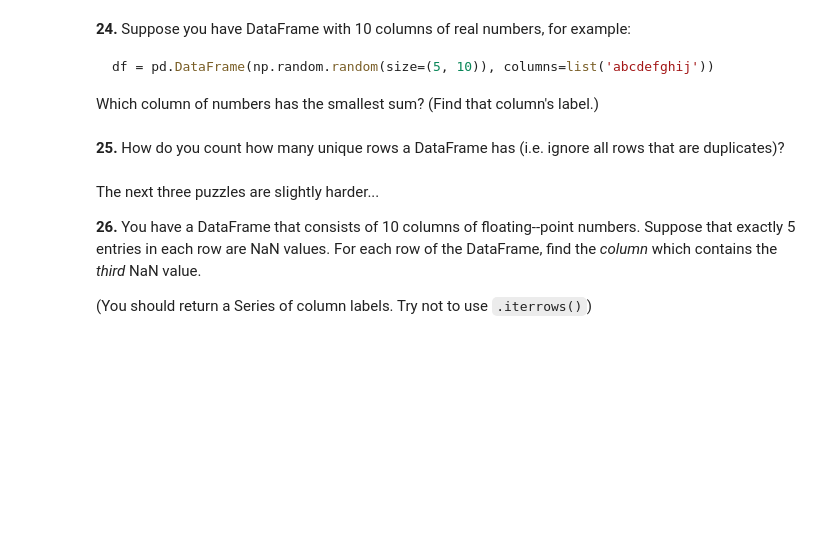
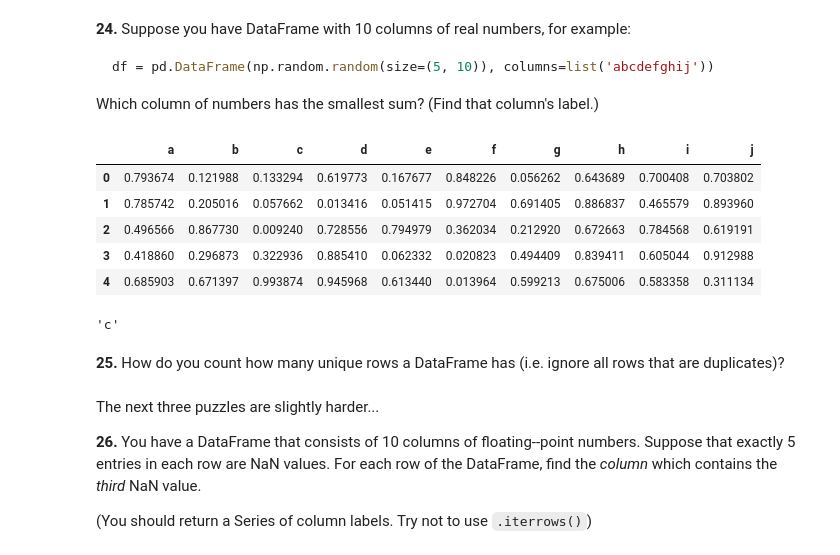
Before and after one commit to harshavardhanch9/AI-Exercises, a Jupyter notebook: Chapter 1/6. Pandas/100-pandas-puzzles.ipynb, the cells around one changed output. Drawn from its saved outputs; the diff is of its cells as text; code cells hidden in the pictures; blank space fills up the shorter version.

````diff
--- a/Chapter 1/6. Pandas/100-pandas-puzzles.ipynb
+++ b/Chapter 1/6. Pandas/100-pandas-puzzles.ipynb
@@ -298,6 +371,20 @@ how do you subtract the row mean from each element in the row?
 df = pd.DataFrame(np.random.random(size=(5, 10)), columns=list('abcdefghij'))
 ```
 Which column of numbers has the smallest sum? (Find that column's label.)
+# %%
+df = pd.DataFrame(np.random.random(size=(5, 10)), columns=list('abcdefghij'))
+df
+# %% [output]
+|  | a | b | c | d | e | f | g | h | i | j |
+| 0 | 0.793674 | 0.121988 | 0.133294 | 0.619773 | 0.167677 | 0.848226 | 0.056262 | 0.643689 | 0.700408 | 0.703802 |
+| 1 | 0.785742 | 0.205016 | 0.057662 | 0.013416 | 0.051415 | 0.972704 | 0.691405 | 0.886837 | 0.465579 | 0.893960 |
+| 2 | 0.496566 | 0.867730 | 0.009240 | 0.728556 | 0.794979 | 0.362034 | 0.212920 | 0.672663 | 0.784568 | 0.619191 |
+| 3 | 0.418860 | 0.296873 | 0.322936 | 0.885410 | 0.062332 | 0.020823 | 0.494409 | 0.839411 | 0.605044 | 0.912988 |
+| 4 | 0.685903 | 0.671397 | 0.993874 | 0.945968 | 0.613440 | 0.013964 | 0.599213 | 0.675006 | 0.583358 | 0.311134 |
+# %%
+df.sum().idxmin()
+# %% [output]
+'c'
 # %% [markdown]
 **25.** How do you count how many unique rows a DataFrame has (i.e. ignore all rows that are duplicates)?
 # %% [markdown]
````
Also changed, not shown: parts of 11 cells of this notebook.
